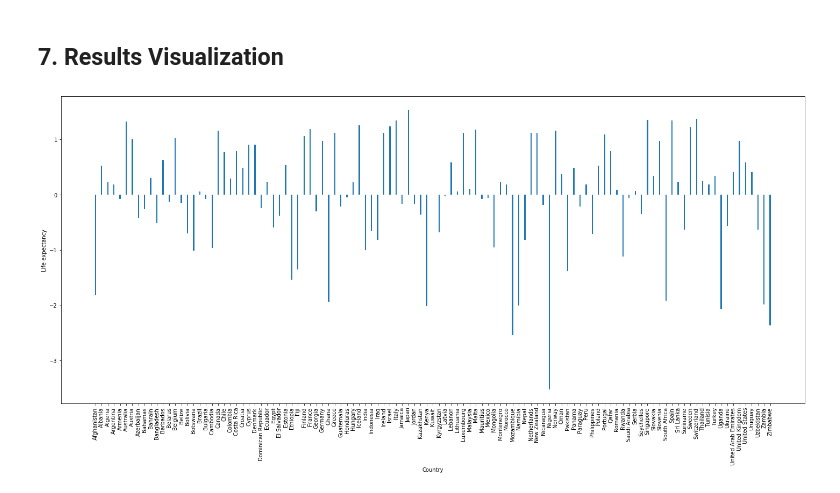
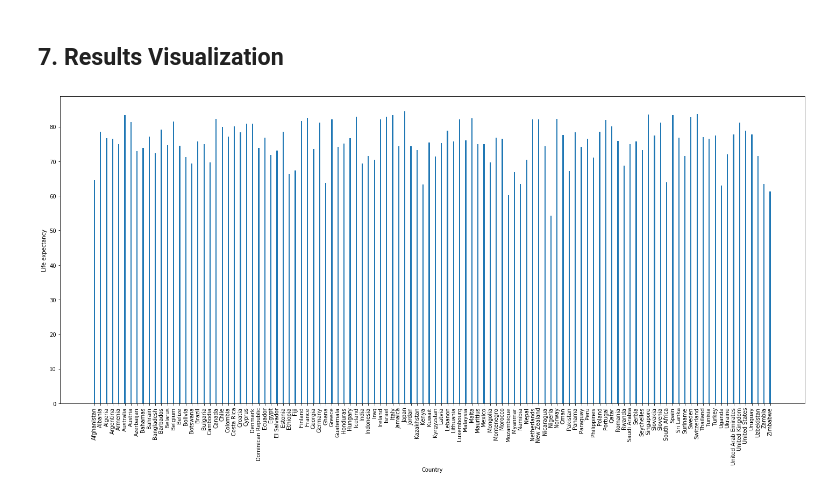
Before and after one commit to MarcosJNS/Health-Care-Analysis, a Jupyter notebook: Health_Comparison.ipynb, the cells around one changed output. Saved outputs shown, nothing was run; the diff lists cells and outputs as text; code cells hidden in the pictures.

```diff
--- a/Health_Comparison.ipynb
+++ b/Health_Comparison.ipynb
@@ -381,4 +407,4 @@ Data_health_back=Data_health[['Health Care Expenses','Overall', 'Cost of Living
 # %%
-Data_health[['Health Care Expenses','Overall', 'Cost of Living Index']] = StandardScaler().fit_transform(Data_health[['Health Care Expenses','Overall','Cost of Living Index']])
+Data_health[['Health Care Expenses','Life Expectancy', 'Cost of Living Index']] = StandardScaler().fit_transform(Data_health[['Health Care Expenses','Life Expectancy','Cost of Living Index']])
 Data_health.head(150)
 # %% [output]
@@ -403,12 +429,12 @@ Data_health.head(150)
 ## 5. DSBC Clustering
 # %%
 # Compute DBSCAN
-db = DBSCAN(eps=0.45).fit(Data_health[['Health Care Expenses','Overall', 'Cost of Living Index']])
+db = DBSCAN(eps=0.45).fit(Data_health[['Health Care Expenses','Life Expectancy', 'Cost of Living Index']])
 core_samples_mask = np.zeros_like(db.labels_, dtype=bool)
 core_samples_mask[db.core_sample_indices_] = True
 labels = db.labels_
 Data_health["Clus_Db"]=labels
 realClusterNum=len(set(labels)) - (1 if -1 in labels else 0)
 clusterNum = len(set(labels))
-Data_health[['Country','Health Care Expenses','Overall', 'Cost of Living Index','Clus_Db']].head(10)
+Data_health[['Country','Health Care Expenses','Life Expectancy', 'Cost of Living Index','Clus_Db']].head(10)
 # %% [output]
@@ -456,6 +482,6 @@ World_map
 ## 6. K-Means Clustering
 # %%
 kclusters=10
-kmeans = KMeans(n_clusters=kclusters, random_state=0).fit(Data_health[['Health Care Expenses','Overall', 'Cost of Living Index']])
+kmeans = KMeans(n_clusters=kclusters, random_state=0).fit(Data_health[['Health Care Expenses','Life Expectancy', 'Cost of Living Index']])
 kmeans.labels_[0:100]
 Data_health.insert(len(Data_health.columns), 'K-Means Labels', kmeans.labels_)
@@ -538,13 +580,13 @@ World_map
 Data_health.drop(['K-Means Labels'],inplace = True,axis = 1)
 
 kclusters=10
-kmeans = KMeans(n_clusters=kclusters, random_state=0).fit(Data_health[['Overall']])
+kmeans = KMeans(n_clusters=kclusters, random_state=0).fit(Data_health[['Life Expectancy']])
 kmeans.labels_[0:100]
 Data_health.insert(len(Data_health.columns), 'K-Means Labels', kmeans.labels_)
 World_map = folium.Map(location=[0, 0], zoom_start=2)
 
 # add markers to map
-for lat, lng, country, Clus_Db, life_expect in zip(Data_health['Latitude'], Data_health['Longitude'] , Data_health['Country'], Data_health['K-Means Labels'],Data_health_back['Overall']):
+for lat, lng, country, Clus_Db, life_expect in zip(Data_health['Latitude'], Data_health['Longitude'] , Data_health['Country'], Data_health['K-Means Labels'],Data_health_back['Life Expectancy']):
     label = '{}, life expentancy: {} years'.format(country,life_expect)
     label = folium.Popup(label, parse_html=True)
     if Clus_Db == 0: color='blue'
@@ -613,22 +655,22 @@ World_map
 # %%
 
 fig, ax = plt.subplots(figsize = (20,10))
 
 idx = np.asarray(Data_health['Country'])
 
 width = 0.2
 
-ax.bar(idx, Data_health_back['Overall'], width=width)
+ax.bar(idx, Data_health_back['Life Expectancy'], width=width)
 
 ax.set_xticks(idx)
 ax.set_xticklabels(idx, rotation=90)
 ax.set_xlabel('Country')
 ax.set_ylabel('Life expectancy')
 fig.tight_layout()
 
 plt.show()
 # %% [output]
-[figure, old version]
+[figure, new version]
 # %%
 fig, ax = plt.subplots(figsize = (20,10))
 
```
Also changed, not shown: parts of 19 cells of this notebook.
